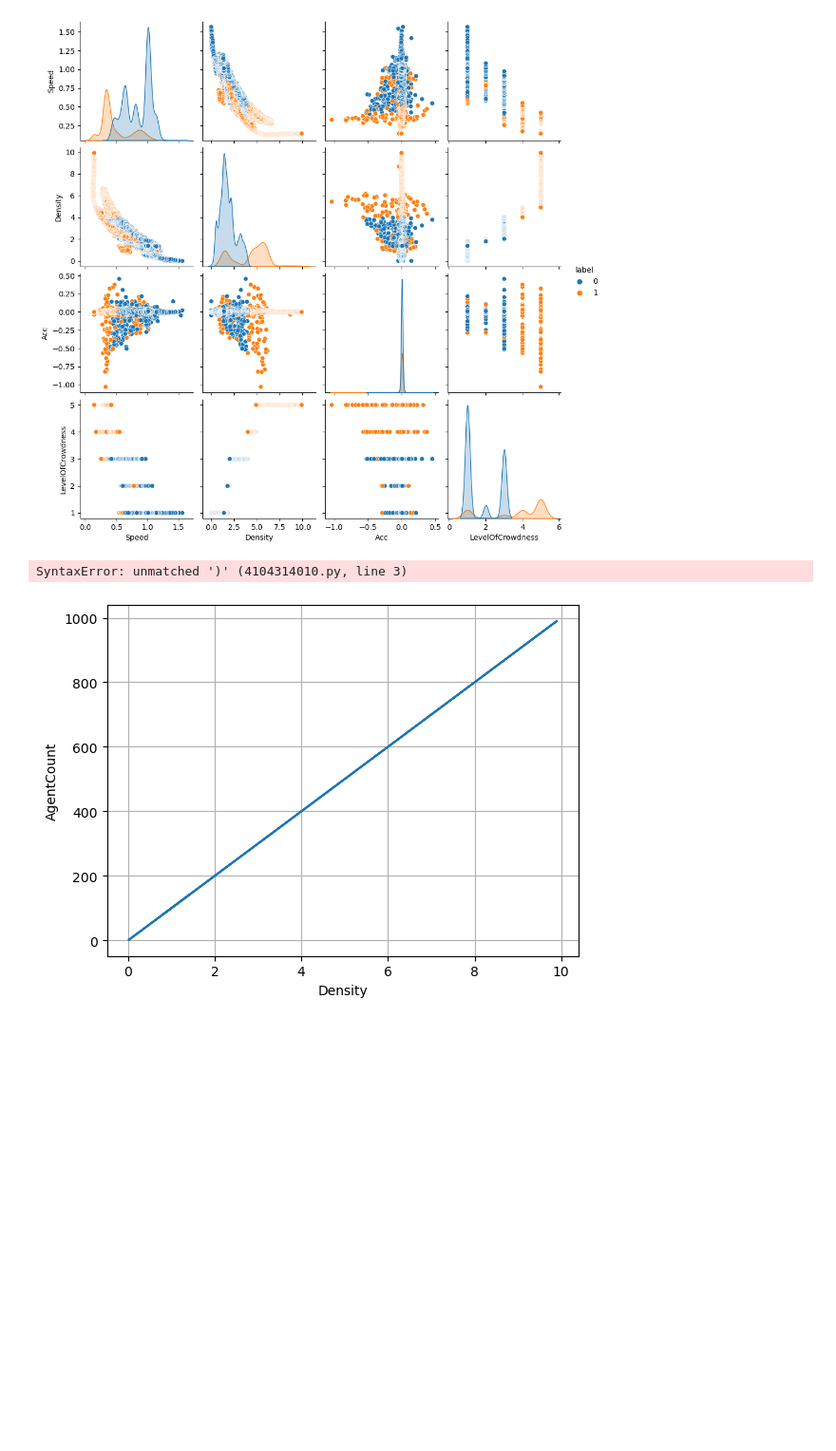
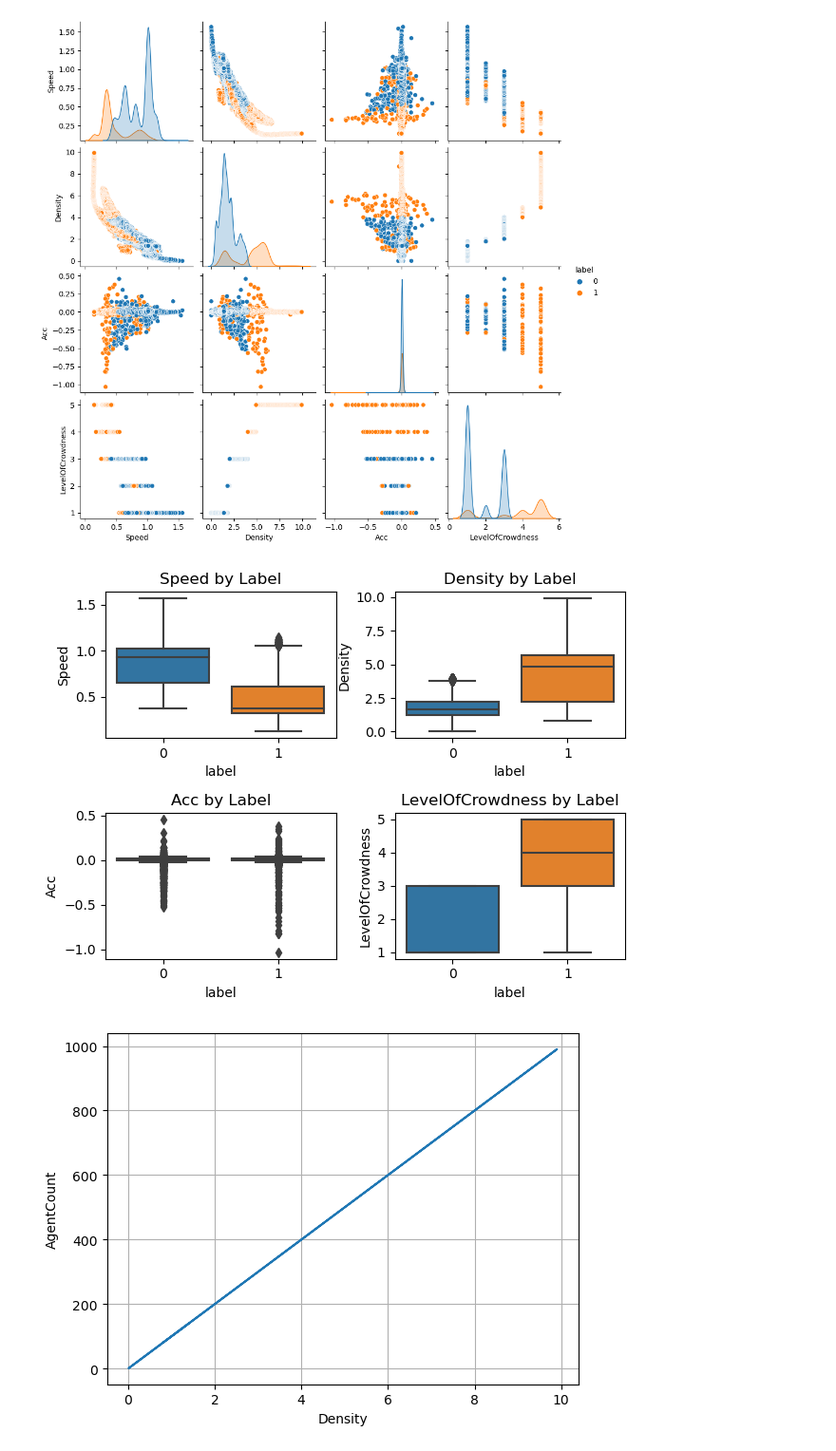
Before and after one commit to samamustufa/anomaly-detection-project, a Jupyter notebook: models/model.ipynb, the cells around one changed output. Shown: that part at 95% size. Drawn from its saved outputs; the diff is of its cells as text; code cells hidden in the pictures; blank space fills up the shorter version.

```diff
--- a/models/model.ipynb
+++ b/models/model.ipynb
@@ -176,18 +176,18 @@ plt.show()
 # %%
 
 # 6. Box Plots for Numerical Features Grouped by Label
 feat = ['Speed', 'Density', 'Acc', 'LevelOfCrowdness',]
-plt.figfigsize=(15, 10))
+plt.figfigsize=(15, 10)
 
 for i, feature in enumerate(feat, 1):
     plt.subplot(2, 2, i)
     sns.boxplot(x='label', y=feature, data=df)
     plt.title(f'{feature} by Label')
 
 plt.tight_layout()
 plt.show()
 # %% [output]
-SyntaxError: unmatched ')' (4104314010.py, line 3)
+[figure, added]
 # %%
 
 plt.plot(df['Density'],df['AgentCount'])
```
Also changed, not shown: parts of 20 cells of this notebook, 4 other files.
